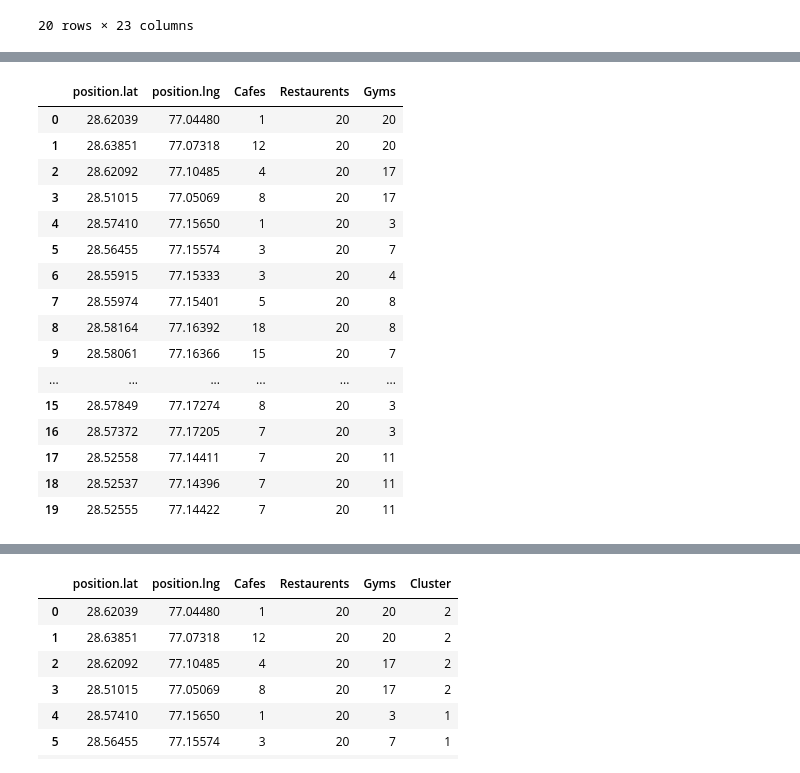
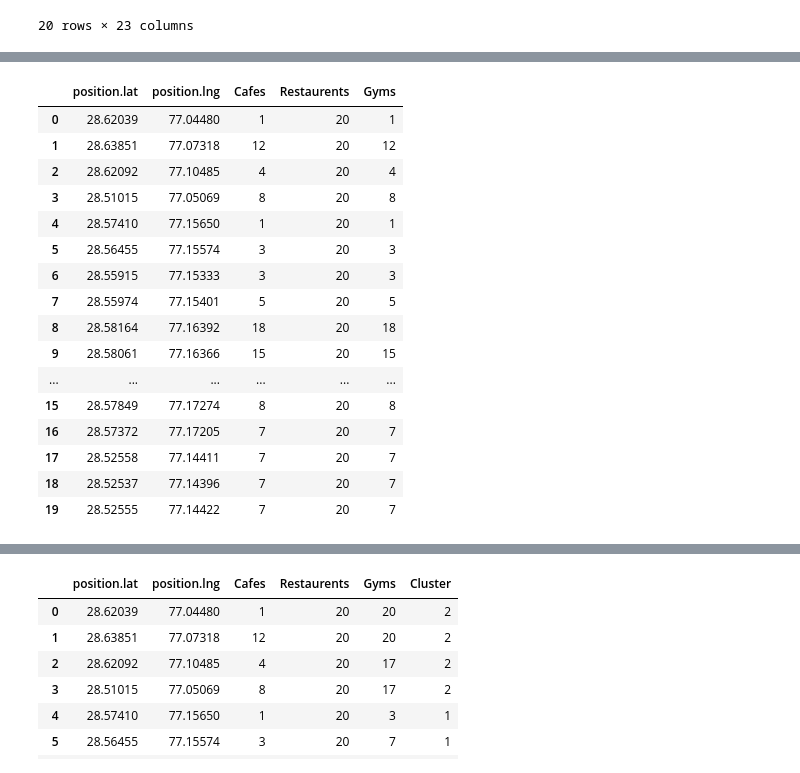
Before and after one commit to meyank0505garg/geolocational-data-analysis, a Jupyter notebook: data.py.ipynb, the cells around one changed output, grey strips where cells are left out. Saved outputs shown, nothing was run; the diff lists cells and outputs as text; code cells hidden in the pictures.

```diff
--- a/data.py.ipynb
+++ b/data.py.ipynb
@@ -86,58 +105,76 @@ d2
 | 17 | Narmada Apartment N1 | Narmada Apartment N1, Sector D-Po... | 13986 | [{'lat': 28.52545, 'lng': 77.14407}] | 28.52558 | 77.14411 | 110070 | NaN | ... |
 | 18 | Narmada Apartment N3 | Narmada Apartment N3, Sector D-Po... | 13991 | [{'lat': 28.52548, 'lng': 77.14396}] | 28.52537 | 77.14396 | 110070 | NaN | ... |
 | 19 | Narmada Apartment N9 | Narmada Apartment N9, Sector D-Po... | 13997 | [{'lat': 28.52543, 'lng': 77.14418}] | 28.52555 | 77.14422 | 110070 | NaN | ... |
+# %%
+def fill_facilitites(search_query,List,latitude,longitude):
+    radius = '1000'
+    url = 'https://discover.search.hereapi.com/v1/discover?in=circle:{},{};r={}&q={}&apiKey=uJHMEjeagmFGldXp661-pDMf4R-PxvWIu7I68UjYC5Q'.format(
+        latitude, longitude, radius, search_query)
+    results = requests.get(url).json()
+    venues = json_normalize(results['items'])
+    List.append(venues['title'].count())
+# %%
+def fill_facilitites_copy(search_query,List,latitude,longitude,index):
+    radius = '1000'
+    url = 'https://discover.search.hereapi.com/v1/discover?in=circle:{},{};r={}&q={}&apiKey=uJHMEjeagmFGldXp661-pDMf4R-PxvWIu7I68UjYC5Q'.format(
+        latitude, longitude, radius, search_query)
+    results = requests.get(url).json()
+    venues = json_normalize(results['items'])
+    List[index].append(venues['title'].count())
 # %%
 #Counting no. of cafes, department stores and gyms near apartments around IIT Bombay
 df_final=d2[['position.lat','position.lng']]
 
 CafeList=[]
 ResList=[]
 GymList=[]
 latitudes = list(d2['position.lat'])
 longitudes = list( d2['position.lng'])
+facilities_list_name=['Gym','cafe','cafe']
+List = [[] for _ in range(len(facilities_list_name))]
+
 for lat, lng in zip(latitudes, longitudes):
     radius = '1000' #Set the radius to 1000 metres
     latitude=lat
     longitude=lng
 
-    search_query = 'cafe' #Search for any cafes
-    url = 'https://discover.search.hereapi.com/v1/discover?in=circle:{},{};r={}&q={}&apiKey=uJHMEjeagmFGldXp661-pDMf4R-PxvWIu7I68UjYC5Q'.format(latitude, longitude, radius, search_query)
-    results = requests.get(url).json()
-    venues=json_normalize(results['items'])
-    CafeList.append(venues['title'].count())
 
-    search_query = 'gym' #Search for any gyms
-    url = 'https://discover.search.hereapi.com/v1/discover?in=circle:{},{};r={}&q={}&apiKey=uJHMEjeagmFGldXp661-pDMf4R-PxvWIu7I68UjYC5Q'.format(latitude, longitude, radius, search_query)
-    results = requests.get(url).json()
-    venues=json_normalize(results['items'])
-    GymList.append(venues['title'].count())
+    for i in range(0,len(facilities_list_name)):
+        fill_facilitites_copy(facilities_list_name[i], List, latitude, longitude, i)
+        #     # df_final[item]=List
 
-    search_query = 'restaurents' #search for supermarkets
-    url = 'https://discover.search.hereapi.com/v1/discover?in=circle:{},{};r={}&q={}&apiKey=uJHMEjeagmFGldXp661-pDMf4R-PxvWIu7I68UjYC5Q'.format(latitude, longitude, radius, search_query)
-    results = requests.get(url).json()
-    venues=json_normalize(results['items'])
-    ResList.append(venues['title'].count())
+    search_query = 'cafe'  # Search for any cafes
+    fill_facilitites(search_query,CafeList,latitude,longitude)
+    # break
+
+
+    search_query = 'cafe'  # Search for any gyms
+    fill_facilitites(search_query, GymList, latitude, longitude)
+
+
+    search_query = 'restaurents'  # search for supermarkets
+    fill_facilitites(search_query, ResList, latitude, longitude)
 
 df_final['Cafes'] = CafeList
 df_final['Restaurents'] = ResList
 df_final['Gyms'] = GymList
 
 df_final
 # %% [output]
 |  | position.lat | position.lng | Cafes | Restaurents | Gyms |
-| 0 | 28.62039 | 77.04480 | 1 | 20 | 20 |
-| 1 | 28.63851 | 77.07318 | 12 | 20 | 20 |
-| 2 | 28.62092 | 77.10485 | 4 | 20 | 17 |
-| 3 | 28.51015 | 77.05069 | 8 | 20 | 17 |
-| 4 | 28.57410 | 77.15650 | 1 | 20 | 3 |
-| 5 | 28.56455 | 77.15574 | 3 | 20 | 7 |
-| 6 | 28.55915 | 77.15333 | 3 | 20 | 4 |
-| 7 | 28.55974 | 77.15401 | 5 | 20 | 8 |
-| 8 | 28.58164 | 77.16392 | 18 | 20 | 8 |
-| 9 | 28.58061 | 77.16366 | 15 | 20 | 7 |
+| 0 | 28.62039 | 77.04480 | 1 | 20 | 1 |
+| 1 | 28.63851 | 77.07318 | 12 | 20 | 12 |
+| 2 | 28.62092 | 77.10485 | 4 | 20 | 4 |
+| 3 | 28.51015 | 77.05069 | 8 | 20 | 8 |
+| 4 | 28.57410 | 77.15650 | 1 | 20 | 1 |
+| 5 | 28.56455 | 77.15574 | 3 | 20 | 3 |
+| 6 | 28.55915 | 77.15333 | 3 | 20 | 3 |
+| 7 | 28.55974 | 77.15401 | 5 | 20 | 5 |
+| 8 | 28.58164 | 77.16392 | 18 | 20 | 18 |
+| 9 | 28.58061 | 77.16366 | 15 | 20 | 15 |
 | ... | ... | ... | ... | ... | ... |
-| 15 | 28.57849 | 77.17274 | 8 | 20 | 3 |
-| 16 | 28.57372 | 77.17205 | 7 | 20 | 3 |
-| 17 | 28.52558 | 77.14411 | 7 | 20 | 11 |
-| 18 | 28.52537 | 77.14396 | 7 | 20 | 11 |
-| 19 | 28.52555 | 77.14422 | 7 | 20 | 11 |
+| 15 | 28.57849 | 77.17274 | 8 | 20 | 8 |
+| 16 | 28.57372 | 77.17205 | 7 | 20 | 7 |
+| 17 | 28.52558 | 77.14411 | 7 | 20 | 7 |
+| 18 | 28.52537 | 77.14396 | 7 | 20 | 7 |
+| 19 | 28.52555 | 77.14422 | 7 | 20 | 7 |
```
Also changed, not shown: parts of 10 cells of this notebook, 3 other files.
